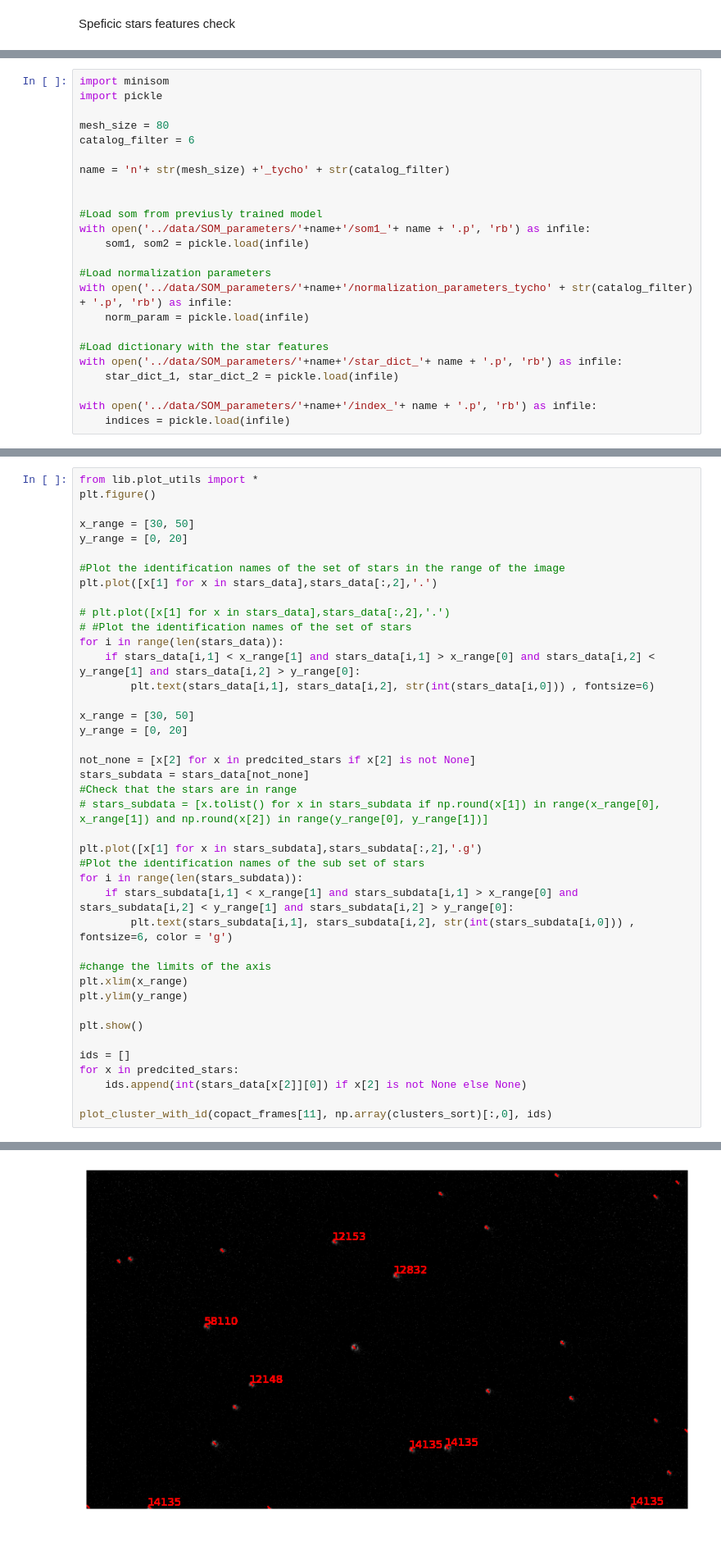
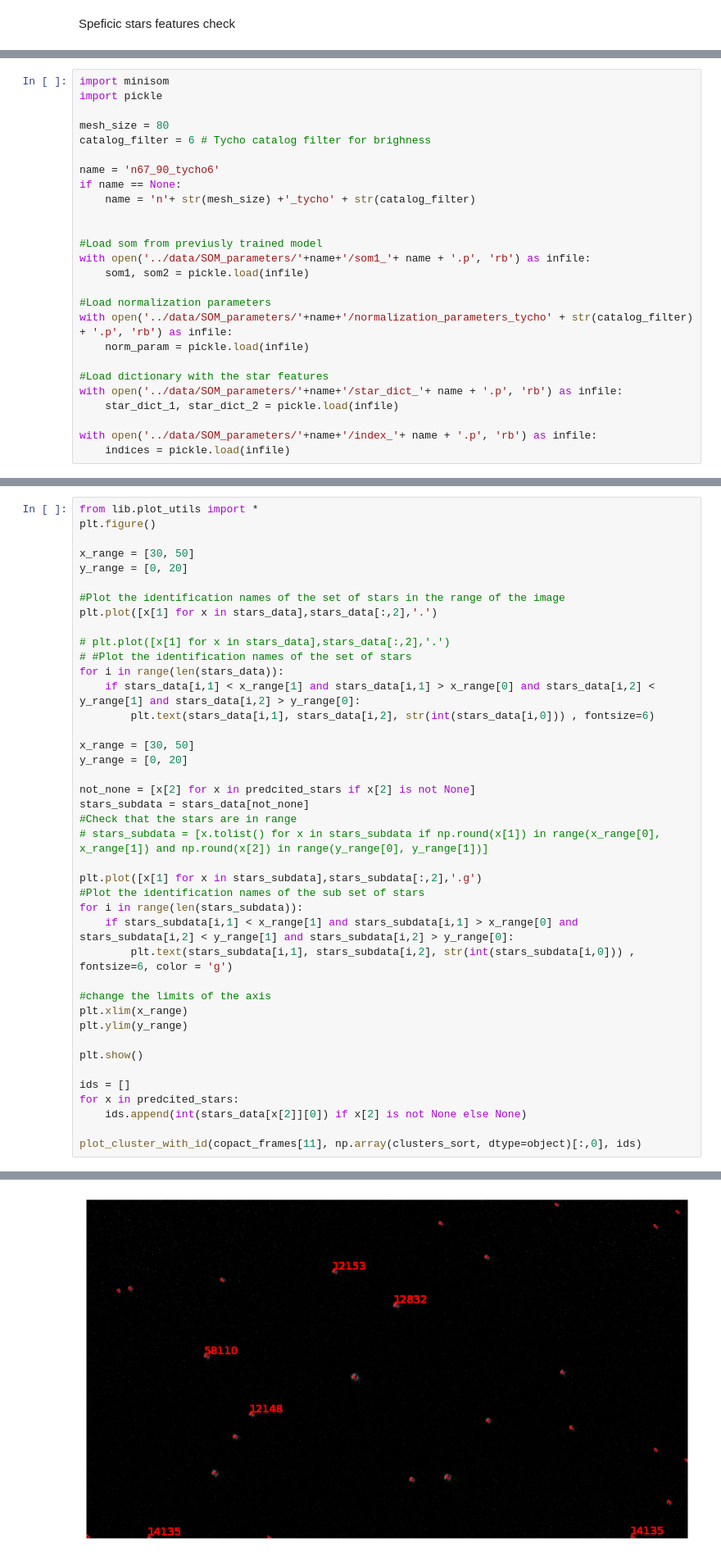
Before and after one commit to I-Zuniga/Event_Star_tracker, a Jupyter notebook: jupyter_notebooks/sdk_test.ipynb, the cells around one changed output, grey strips where cells are left out. Shown at 82% size. Cells and saved outputs as stored; diff of their text form.

```diff
--- a/jupyter_notebooks/sdk_test.ipynb
+++ b/jupyter_notebooks/sdk_test.ipynb
@@ -365,9 +365,11 @@ import minisom
 import pickle
 
 mesh_size = 80
-catalog_filter = 6
+catalog_filter = 6 # Tycho catalog filter for brighness
 
-name = 'n'+ str(mesh_size) +'_tycho' + str(catalog_filter)
+name = 'n67_90_tycho6'
+if name == None:
+    name = 'n'+ str(mesh_size) +'_tycho' + str(catalog_filter)
 
 
 #Load som from previusly trained model
@@ -486,35 +488,35 @@ plt.plot([x[1] for x in stars_data],stars_data[:,2],'.')
 for i in range(len(stars_data)):
     if stars_data[i,1] < x_range[1] and stars_data[i,1] > x_range[0] and stars_data[i,2] < y_range[1] and stars_data[i,2] > y_range[0]:
         plt.text(stars_data[i,1], stars_data[i,2], str(int(stars_data[i,0])) , fontsize=6)
 
 x_range = [30, 50]
 y_range = [0, 20]
 
 not_none = [x[2] for x in predcited_stars if x[2] is not None]
 stars_subdata = stars_data[not_none]
 #Check that the stars are in range
 # stars_subdata = [x.tolist() for x in stars_subdata if np.round(x[1]) in range(x_range[0], x_range[1]) and np.round(x[2]) in range(y_range[0], y_range[1])]
 
 plt.plot([x[1] for x in stars_subdata],stars_subdata[:,2],'.g')
 #Plot the identification names of the sub set of stars
 for i in range(len(stars_subdata)):
     if stars_subdata[i,1] < x_range[1] and stars_subdata[i,1] > x_range[0] and stars_subdata[i,2] < y_range[1] and stars_subdata[i,2] > y_range[0]:
         plt.text(stars_subdata[i,1], stars_subdata[i,2], str(int(stars_subdata[i,0])) , fontsize=6, color = 'g')
 
 #change the limits of the axis
 plt.xlim(x_range)
 plt.ylim(y_range)
 
 plt.show()
 
 ids = []
 for x in predcited_stars:
     ids.append(int(stars_data[x[2]][0]) if x[2] is not None else None)
 
-plot_cluster_with_id(copact_frames[11], np.array(clusters_sort)[:,0], ids)
+plot_cluster_with_id(copact_frames[11], np.array(clusters_sort, dtype=object)[:,0], ids)
 # %% [output]
 [figure]
-[figure, old version]
+[figure, new version]
 # %%
 import time
 time_start = time.time()
```
Also changed, not shown: parts of 7 cells of this notebook, 8 other files.
